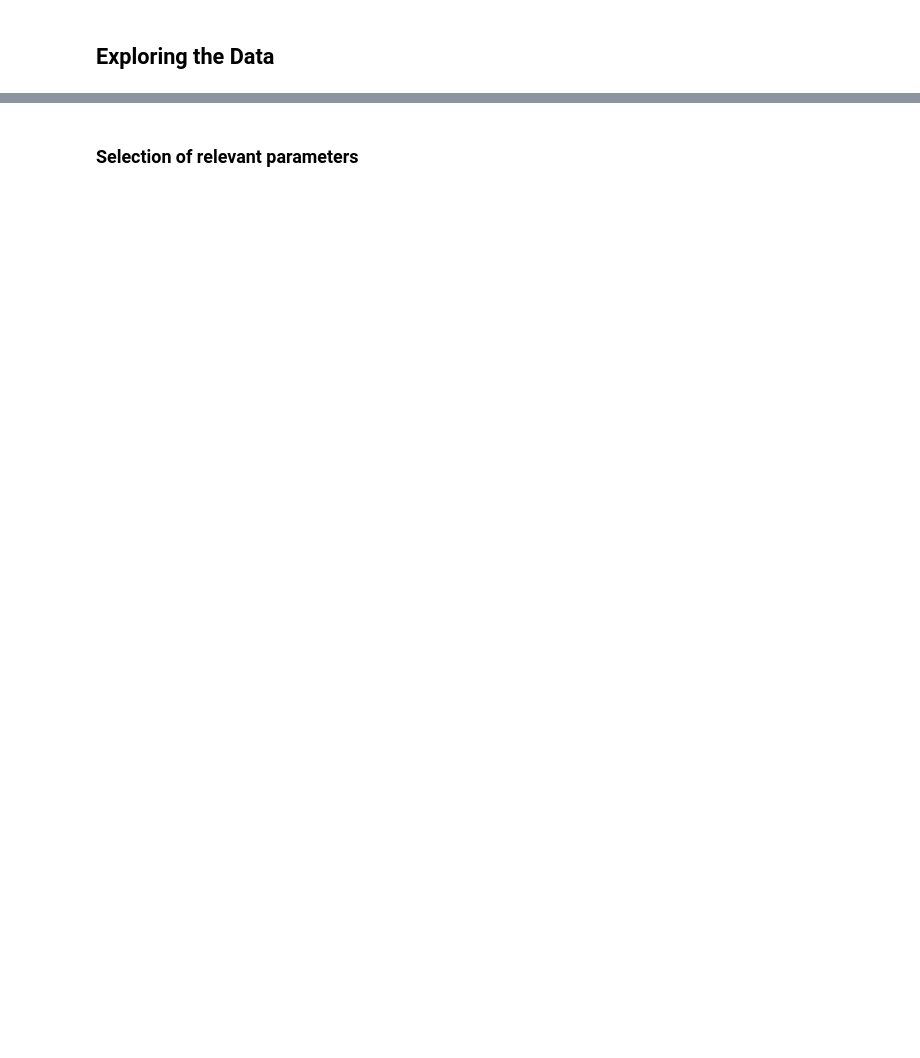
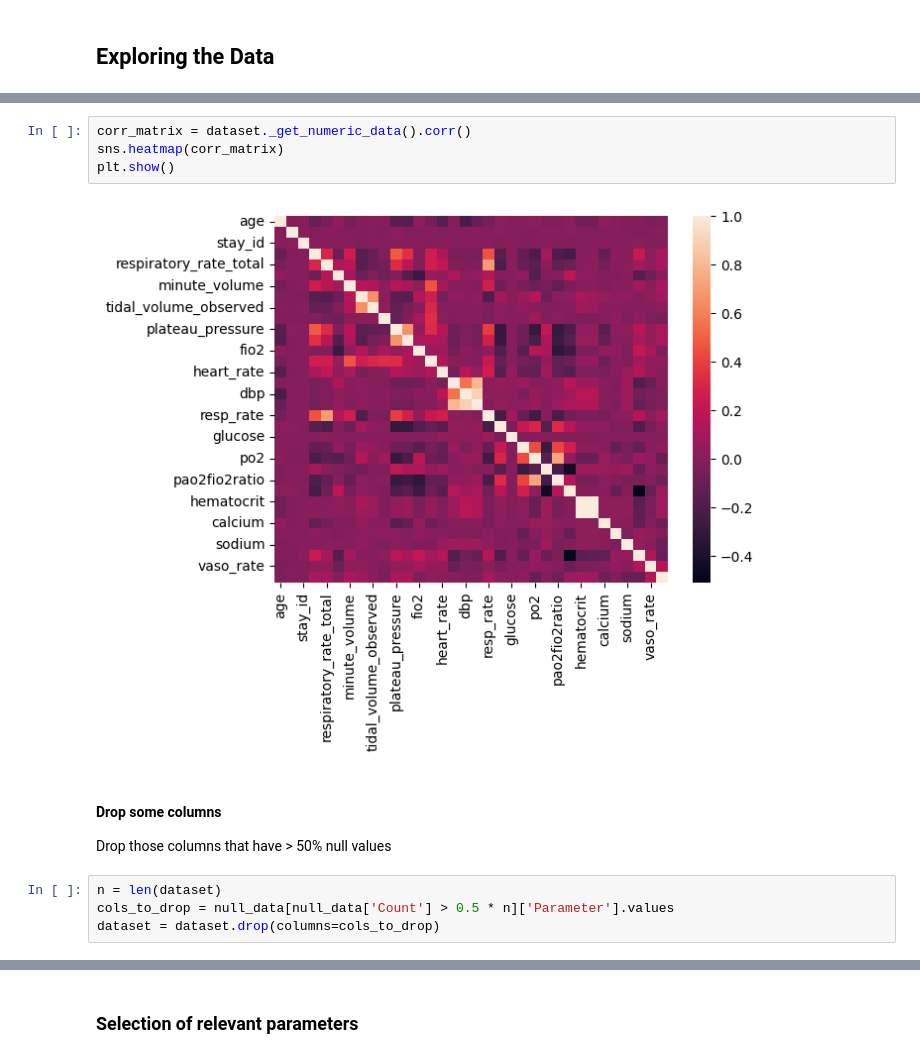
Before and after one commit to gokullan/early-ARDS-prediction, a Jupyter notebook: Early_Prediction_of_ARDS.ipynb, the cells around one changed output, grey strips where cells are left out. Cells and saved outputs as stored; diff of their text form; blank space fills up the shorter version.

```diff
--- a/Early_Prediction_of_ARDS.ipynb
+++ b/Early_Prediction_of_ARDS.ipynb
@@ -54,0 +99,14 @@ def plot
+# %%
+corr_matrix = dataset._get_numeric_data().corr()
+sns.heatmap(corr_matrix)
+plt.show()
+# %% [output]
+[figure, added]
+# %% [markdown]
+
+#### Drop some columns
+Drop those columns that have > 50% null values
+# %%
+n = len(dataset)
+cols_to_drop = null_data[null_data['Count'] > 0.5 * n]['Parameter'].values
+dataset = dataset.drop(columns=cols_to_drop)
```
Also changed, not shown: parts of 75 cells of this notebook.
